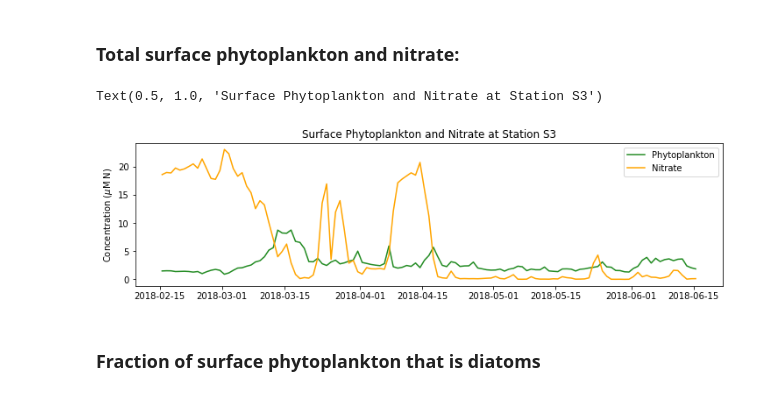
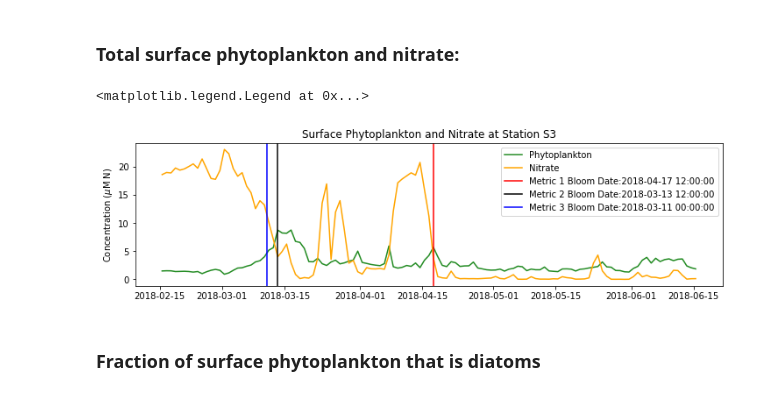
Before and after one commit to SalishSeaCast/Analysis-Aline, a Jupyter notebook: notebooks/Bloom_Timing/2018_S3_PhytoBloomTiming.ipynb, the cells around one changed output. Saved outputs shown, nothing was run; the diff lists cells and outputs as text; code cells hidden in the pictures.

Commit message:
all bloom metrics added

```diff
--- a/notebooks/Bloom_Timing/2018_S3_PhytoBloomTiming.ipynb
+++ b/notebooks/Bloom_Timing/2018_S3_PhytoBloomTiming.ipynb
@@ -141,0 +228,32 @@ else:
+# %%
+def metric3_bloomtime(sphyto,sno3,bio_time):
+    # 1) determine threshold value
+    df = pd.DataFrame({'bio_time':bio_time, 'sphyto':sphyto, 'sno3':sno3})
+
+    # a) find median chl value of that year, add 5% (this is only feb-june, should we do the whole year?)
+    threshold=df['sphyto'].median()*1.05
+    # b) secondthresh = find 70% of threshold value
+    secondthresh=threshold*0.7
+
+    # 2) Take the average of each week and make a dataframe with start date of week and weekly average
+    weeklychl = pd.DataFrame(df.resample('W', on='bio_time').sphyto.mean())
+    weeklychl.reset_index(inplace=True)
+
+    # 3) Loop through the weeks and find the first week that reaches the threshold.
+        # Is one of the two week values after this week > secondthresh?
+
+    for i, row in weeklychl.iterrows():
+        try:
+            if weeklychl['sphyto'].iloc[i]>threshold and weeklychl['sphyto'].iloc[i+1]>secondthresh:
+                bloomtime3=weeklychl.bio_time[i]
+                break
+            elif weeklychl['sphyto'].iloc[i]>threshold and weeklychl['sphyto'].iloc[i+2]>secondthresh:
+                bloomtime3=weeklychl.bio_time[i]
+                break
+        except IndexError:
+            bloomtime2=np.nan
+            print('bloom not found')
+
+    return bloomtime3
+bloomtime3=metric3_bloomtime(sphyto,sno3,bio_time)
+print(f'The spring phytoplankton bloom according to metric 3 occurs at {metric3_bloomtime(sphyto,sno3,bio_time)}')
@@ -144,15 +264,20 @@ else:
 # %%
 fig,ax=plt.subplots(1,1,figsize=(12,3))
 p1=ax.plot(bio_time,sphyto,
            '-',color='forestgreen',label='Phytoplankton')
 p2=ax.plot(bio_time,sno3,
            '-',color='orange',label='Nitrate')
 ax.legend(handles=[p1[0],p2[0]],loc=1)
 ax.set_ylabel('Concentration ($\mu$M N)')
 ax.set_title('Surface Phytoplankton and Nitrate at Station S3')
+
+ax.axvline(x=bloomtime1, label='Metric 1 Bloom Date:{}'.format(bloomtime1), color='r')
+ax.axvline(x=bloomtime2, label='Metric 2 Bloom Date:{}'.format(bloomtime2), color='k')
+ax.axvline(x=bloomtime3, label='Metric 3 Bloom Date:{}'.format(bloomtime3), color='b')
+ax.legend()
 # %% [output]
-Text(0.5, 1.0, 'Surface Phytoplankton and Nitrate at Station S3')
+<matplotlib.legend.Legend at 0x...>
-[figure, old version]
+[figure, new version]
 # %% [markdown]
 ### Fraction of surface phytoplankton that is diatoms
 # %%
```
Also changed, not shown: parts of 14 cells of this notebook, 4 other files.
